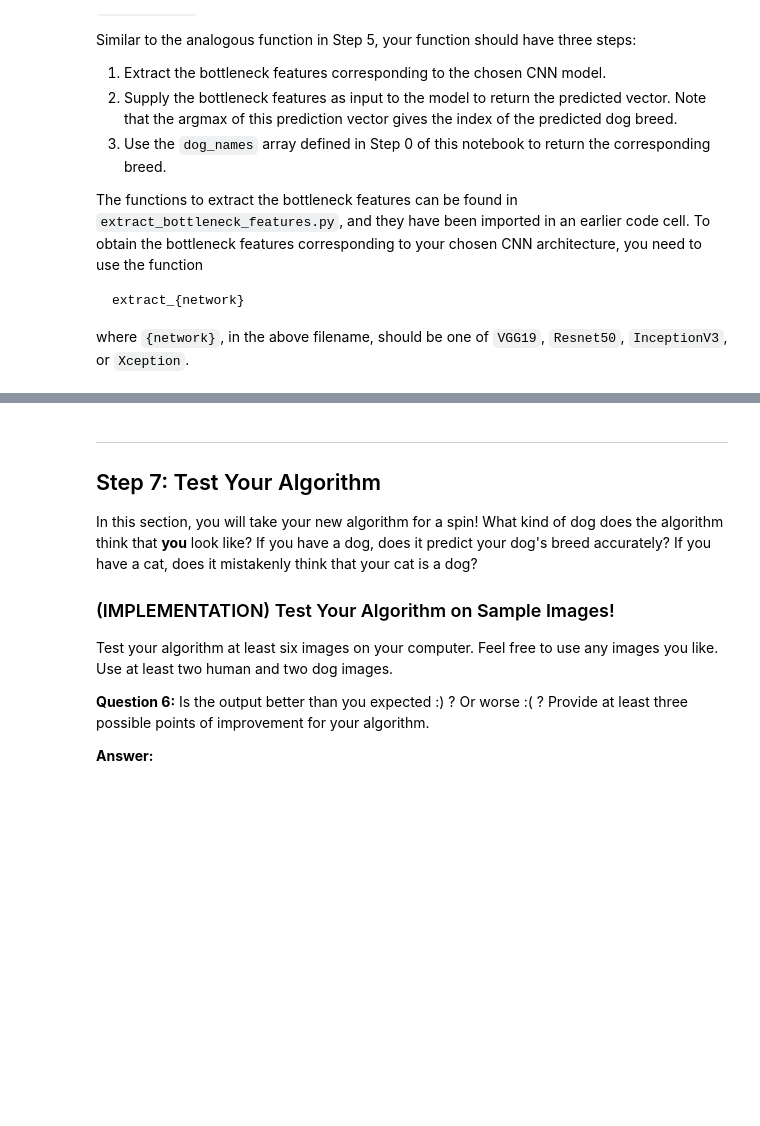
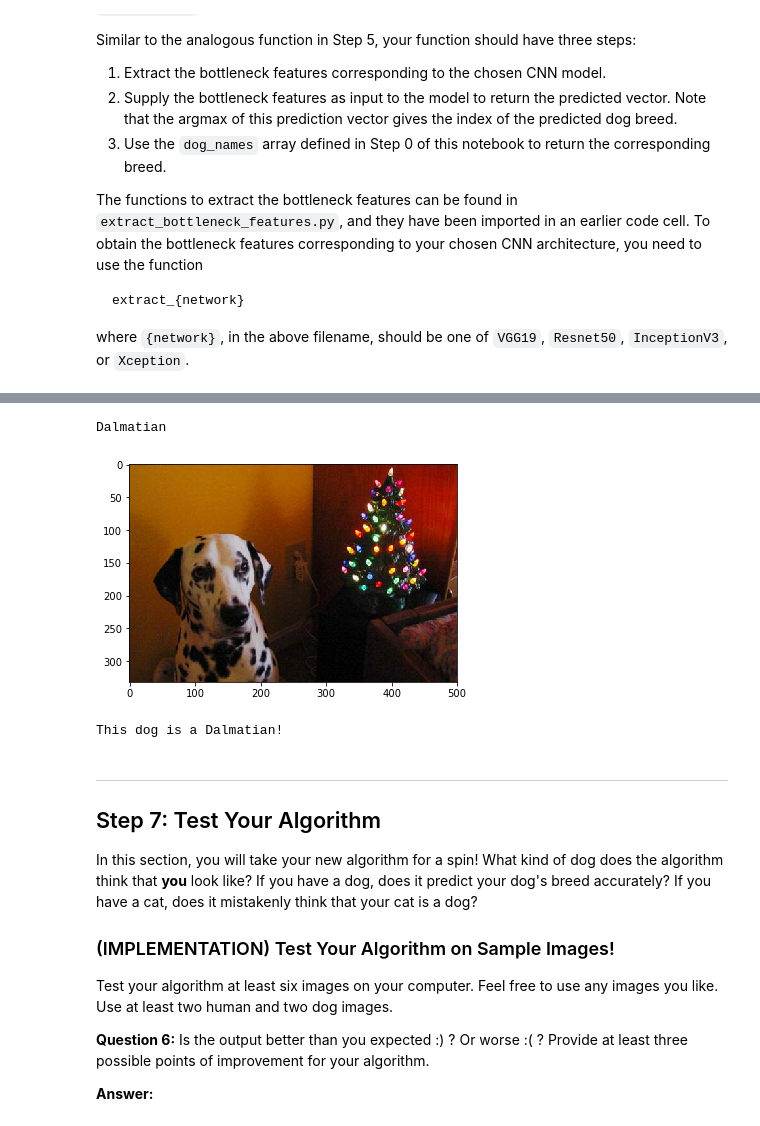
Before and after one commit to jperaino/DogCNN, a Jupyter notebook: dog_app.ipynb, the cells around one changed output, grey strips where cells are left out. Drawn from its saved outputs; the diff is of its cells as text; code cells hidden in the pictures; blank space fills up the shorter version.

Commit message:
implement img_predictor

```diff
--- a/dog_app.ipynb
+++ b/dog_app.ipynb
@@ -725,3 +722,29 @@ Some sample output for our algorithm is provided below, but feel free to design
+# %%
+### TODO: Write your algorithm.
+### Feel free to use as many code cells as needed.
+
+def img_predictor(img_path):
+    breed = breed_predictor(img_path)
+    print(breed)
+
+    #Plot the image
+    img = cv2.imread(img_path)
+    cv_rgb = cv2.cvtColor(img, cv2.COLOR_BGR2RGB)
+    plt.imshow(cv_rgb)
+    plt.show()
+
+    if dog_detector(img_path):
+        print("This dog is a %s!" % (breed))
+    elif face_detector(img_path):
+        print("If this human were a dog, it'd be a %s" % (breed))
+    else:
+        print("Uh oh, something went wrong")
+
+img_predictor(train_files[1])
+# %% [output]
+Dalmatian
+[figure, added]
+This dog is a Dalmatian!
 # %% [markdown]
 ---
 <a id='step7'></a>
```
Also changed, not shown: parts of 1 cell of this notebook.
